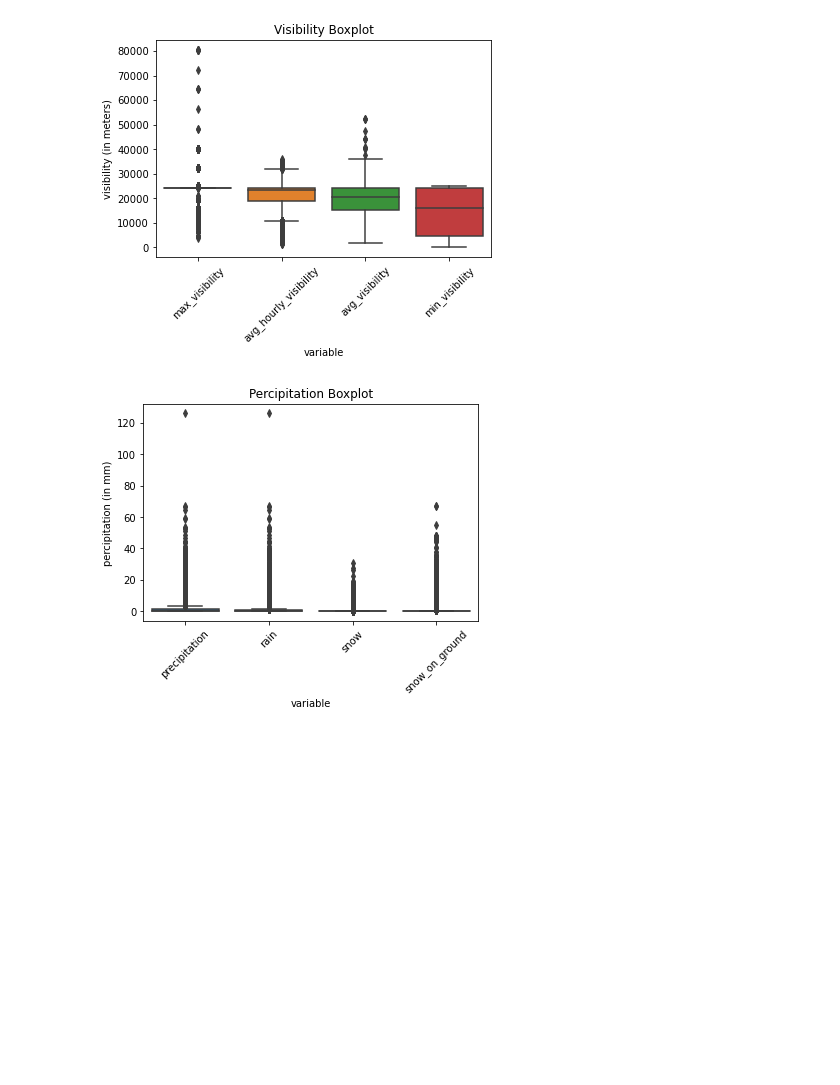
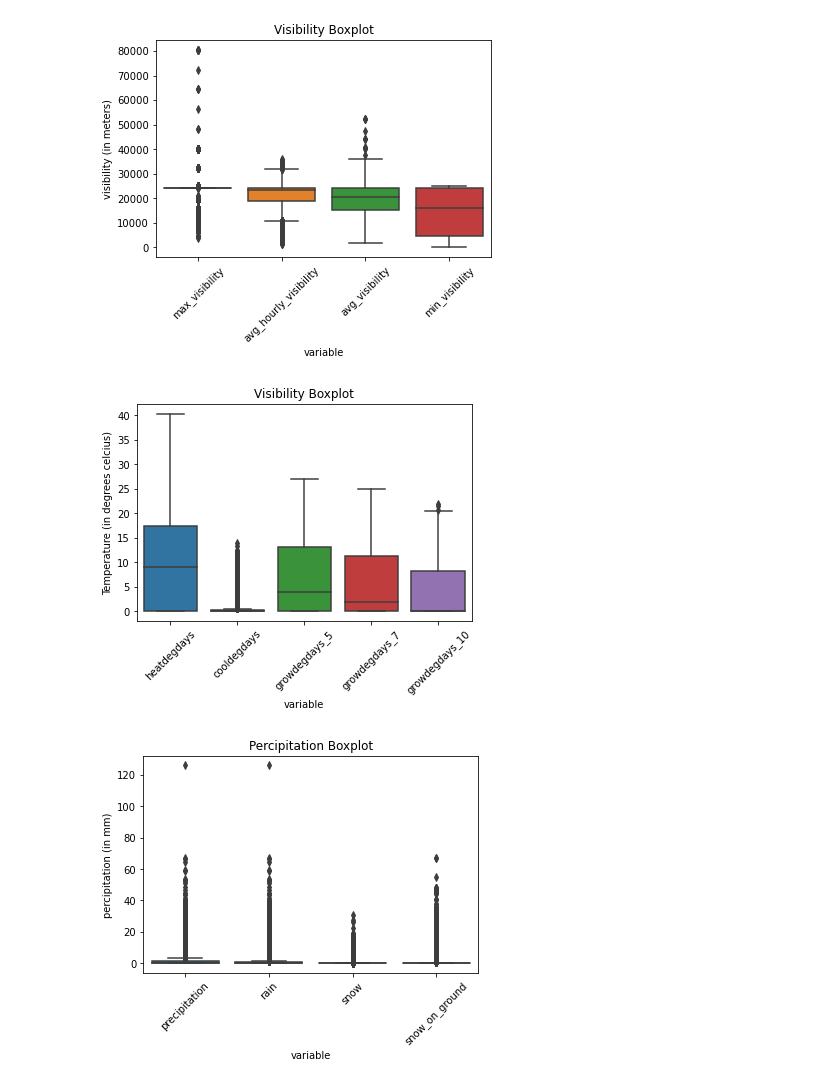
Before and after one commit to sampso29/Toronto-Rain-Prediction-, a Jupyter notebook: Toronto Rain Prediction.ipynb, the cells around one changed output. Cells and saved outputs as stored; diff of their text form; code cells hidden in the pictures; blank space fills up the shorter version.

Commit message:
updated EDA section and outlier analysis
- added line comments for readability
- added outlier analysis of Degree Days variables
- started precipitation over time analysis

```diff
--- a/Toronto Rain Prediction.ipynb
+++ b/Toronto Rain Prediction.ipynb
@@ -456,4 +462,15 @@ plt.title('Visibility Boxplot')
 plt.show()
 # %% [output]
 [figure]
+# %%
+## boxplot for Degree Days
+cols = ['heatdegdays','cooldegdays','growdegdays_5','growdegdays_7','growdegdays_10']
+degdays_box_data = data_reduced.melt(id_vars='date', value_vars= cols)
+sns.boxplot(x='variable', y='value', data= degdays_box_data)
+plt.xticks(rotation=45)
+plt.ylabel('Temperature (in degrees celcius)')
+plt.title('Visibility Boxplot')
+plt.show()
+# %% [output]
+[figure, added]
 # %%
```
Also changed, not shown: parts of 24 cells of this notebook.
